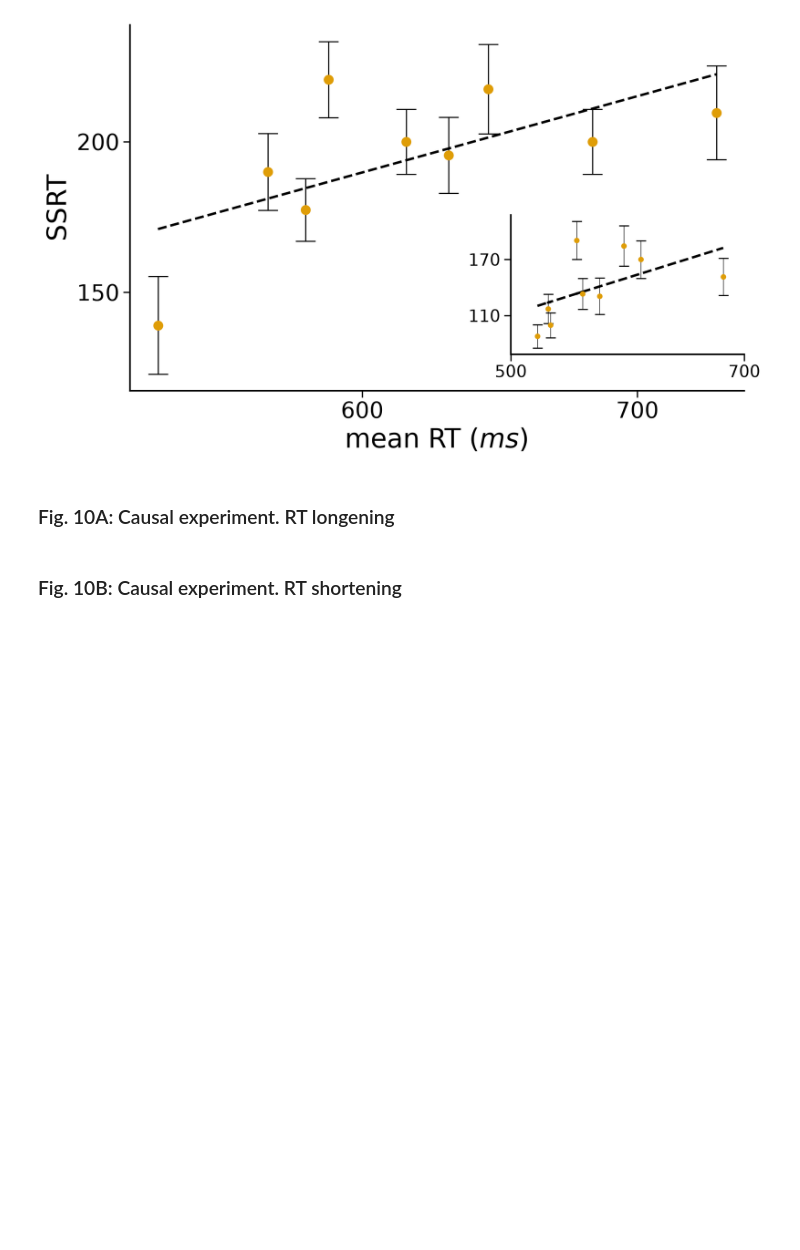
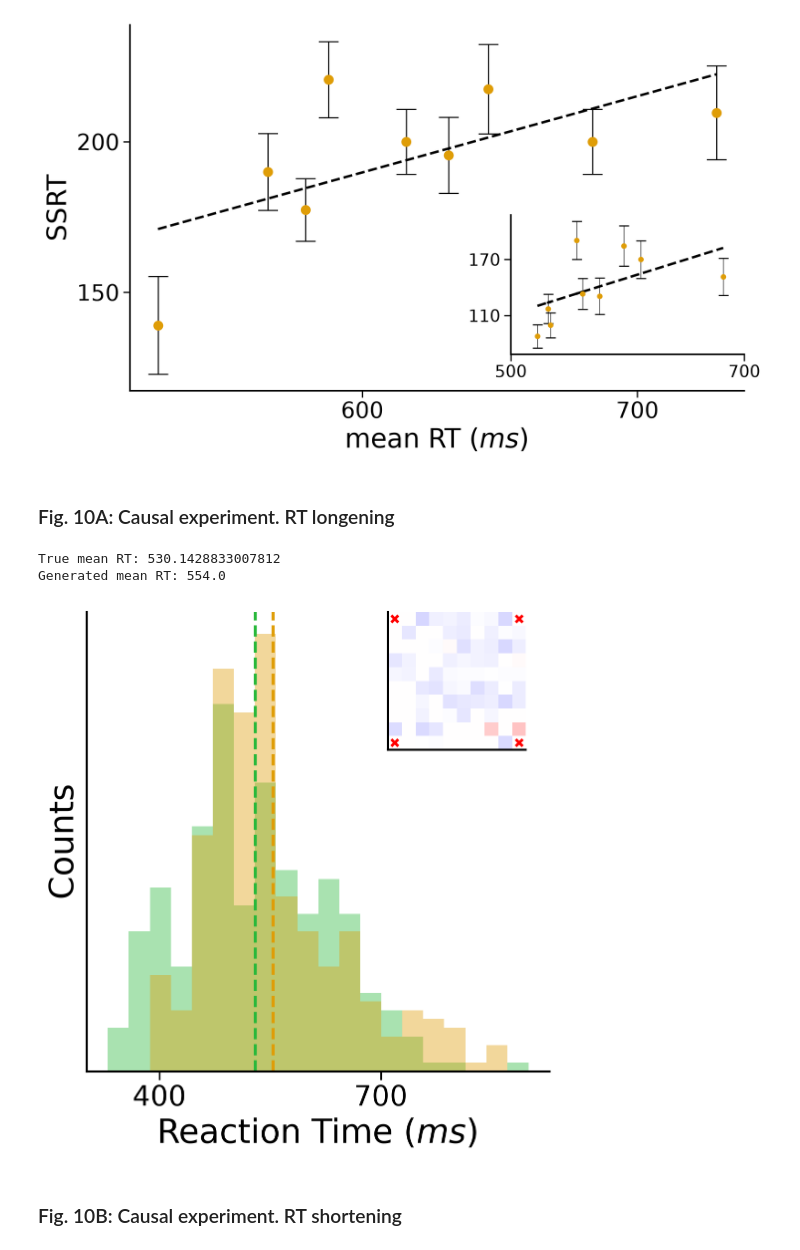
Before and after one commit to atubito98/deep-markov-model, a Jupyter notebook: dmm_test.ipynb, the cells around one changed output. Cells and saved outputs as stored; diff of their text form; code cells hidden in the pictures; blank space fills up the shorter version.

```diff
--- a/dmm_test.ipynb
+++ b/dmm_test.ipynb
@@ -21,7 +21,7 @@ from dmm.dataset import process_data
 
 # Piero:    2026-01-26-00h12_DKF_b4_Pz3_w3
 # Cornelio: 2026-02-18-23h02_DKF_b4_3Cz3_w3
-train_dir = "2026-01-26-00h12_DKF_b4_Pz3_w3"
+train_dir = "2026-02-18-23h02_DKF_b4_3Cz3_w3"
 train_path = Path().cwd() / "saved_model" / train_dir
 
 # set it to "" if you are testing Monkey C or if you are onyl testing Monkey P.
@@ -39,7 +39,7 @@ dmm = learning_algo.model
 
 # Piero:    DKF_simple_final_epoch150
 # Cornelio: DKF_simple_final_epoch178
-weights_dir = "DKF_simple_final_epoch150.pt"
+weights_dir = "DKF_simple_final_epoch178.pt"
 
 dmm.load_state_dict(torch.load(params['saved_dir'] / weights_dir, map_location=params['device']))
 dmm.eval()
@@ -507,33 +507,37 @@ SSRT medio: 190ms
 # %%
 diff_dict = {
     "data": test_data,
     "n_trials": 20,       # mostra un trial in sovraimpressione
     "stimulation_steps": 20,
-    "l": 0.12,
+    "l": 0.16,
     "step": 76,
     "bins": 20,
     "f": 0.1,
     "alpha_L1": 1e-3,
     "l1_ratio": 0.1,   # rapporto L1/L2
     "mean": True,
     "multi_direction":True,
     "stimolate": True,
     "add_residual": True,
     "alpha": 0.4,
     "compute": False,
     "mean_trials":True,  # True mostra la z media di n trials, False mostra tutte le z degli n_trials
     "color_true": "#29B83B",
     "color_pred": "#df9d07",
     "x_ticks_hist": [400, 700],  # [400, 700]   [600, 800]
     "markersize": 5,
     "markeredgewidth": 2,
     "color_edge": 'r',
     "cmap_stim": "bwr",
     "thr": -0.05,
     "inset_dim": [0.65, 0.7, 0.3, 0.3],
 }
 
 figures.plot_cycle_shift_long(comm_dict, diff_dict)
+# %% [output]
+True mean RT: 530.1428833007812
+Generated mean RT: 554.0
+[figure, added]
 # %% [markdown]
 ### Fig. 10B: Causal experiment. RT shortening
 # %%
```
Also changed, not shown: parts of 4 cells of this notebook, 3 other files.
